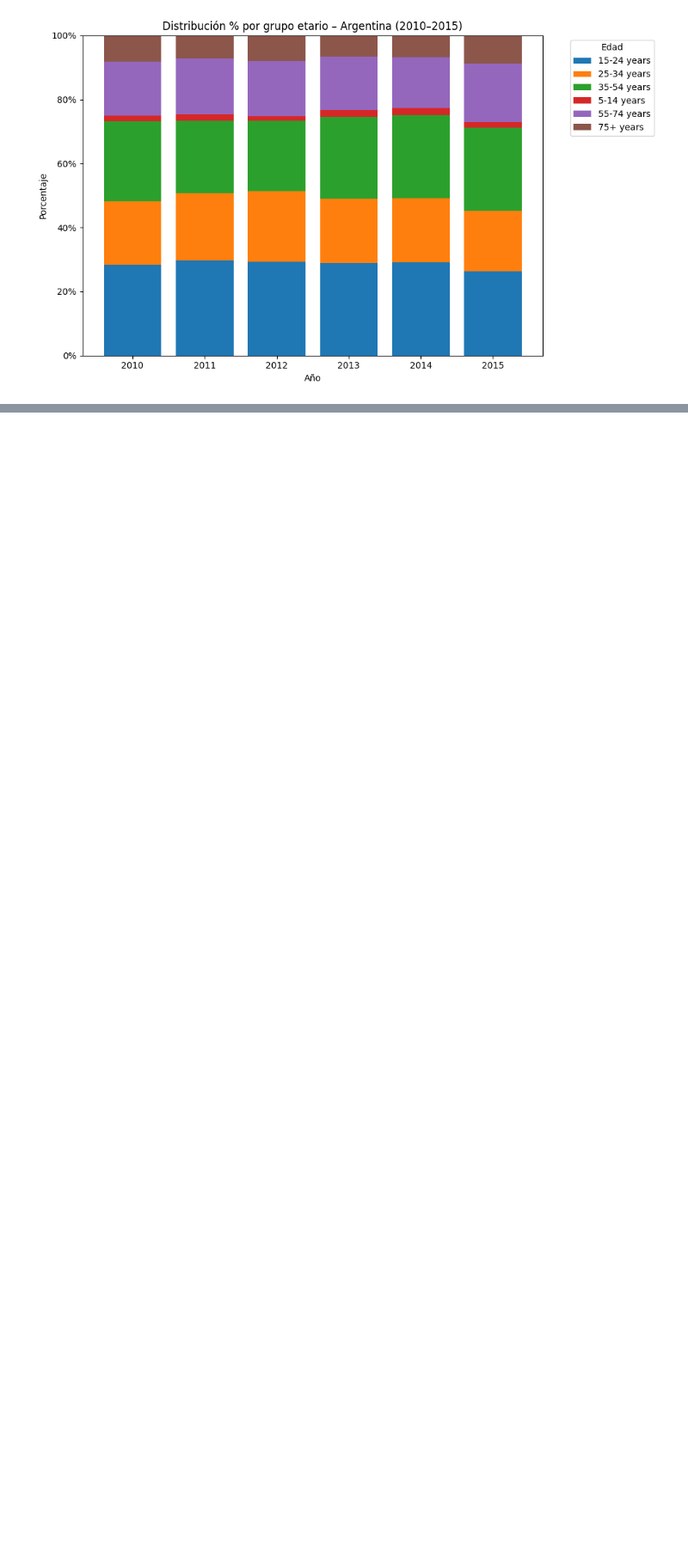
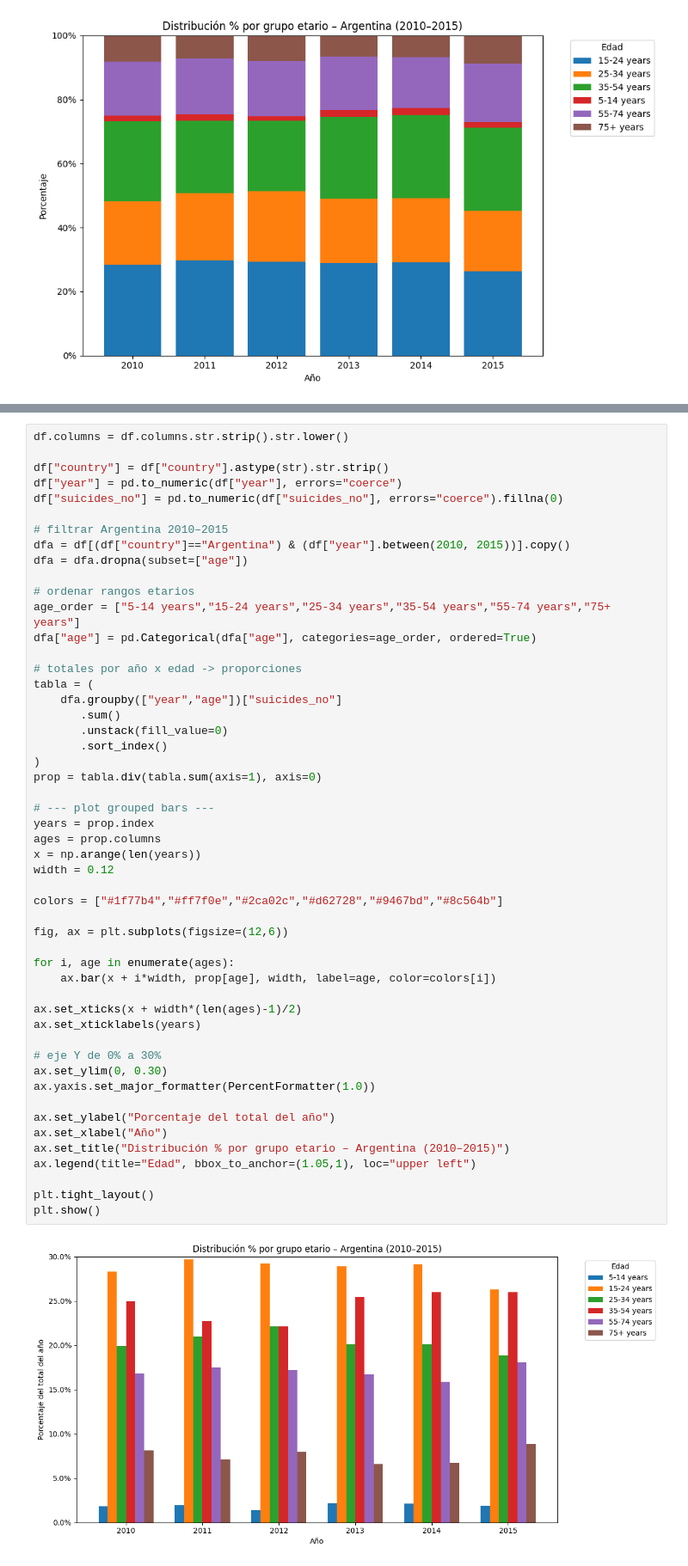
Before and after one commit to vicenadm04/suicidios, a Jupyter notebook: suicide_statics.ipynb, the cells around one changed output, grey strips where cells are left out. Shown at 86% size. Cells and saved outputs as stored; diff of their text form; blank space fills up the shorter version.

```diff
--- a/suicide_statics.ipynb
+++ b/suicide_statics.ipynb
@@ -463,0 +408,53 @@ plt.show()
+# %%
+df.columns = df.columns.str.strip().str.lower()
+
+df["country"] = df["country"].astype(str).str.strip()
+df["year"] = pd.to_numeric(df["year"], errors="coerce")
+df["suicides_no"] = pd.to_numeric(df["suicides_no"], errors="coerce").fillna(0)
+
+# filtrar Argentina 2010–2015
+dfa = df[(df["country"]=="Argentina") & (df["year"].between(2010, 2015))].copy()
+dfa = dfa.dropna(subset=["age"])
+
+# ordenar rangos etarios
+age_order = ["5-14 years","15-24 years","25-34 years","35-54 years","55-74 years","75+ years"]
+dfa["age"] = pd.Categorical(dfa["age"], categories=age_order, ordered=True)
+
+# totales por año x edad -> proporciones
+tabla = (
+    dfa.groupby(["year","age"])["suicides_no"]
+       .sum()
+       .unstack(fill_value=0)
+       .sort_index()
+)
+prop = tabla.div(tabla.sum(axis=1), axis=0)
+
+# --- plot grouped bars ---
+years = prop.index
+ages = prop.columns
+x = np.arange(len(years))
+width = 0.12
+
+colors = ["#1f77b4","#ff7f0e","#2ca02c","#d62728","#9467bd","#8c564b"]
+
+fig, ax = plt.subplots(figsize=(12,6))
+
+for i, age in enumerate(ages):
+    ax.bar(x + i*width, prop[age], width, label=age, color=colors[i])
+
+ax.set_xticks(x + width*(len(ages)-1)/2)
+ax.set_xticklabels(years)
+
+# eje Y de 0% a 30%
+ax.set_ylim(0, 0.30)
+ax.yaxis.set_major_formatter(PercentFormatter(1.0))
+
+ax.set_ylabel("Porcentaje del total del año")
+ax.set_xlabel("Año")
+ax.set_title("Distribución % por grupo etario – Argentina (2010–2015)")
+ax.legend(title="Edad", bbox_to_anchor=(1.05,1), loc="upper left")
+
+plt.tight_layout()
+plt.show()
+# %% [output]
+[figure, added]
```
Also changed, not shown: parts of 1 cell of this notebook.
